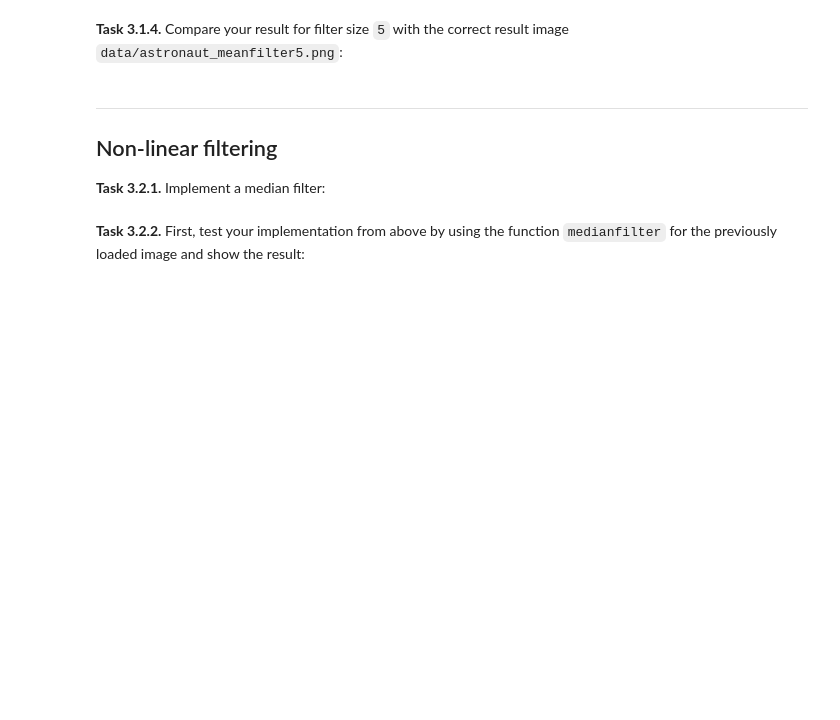
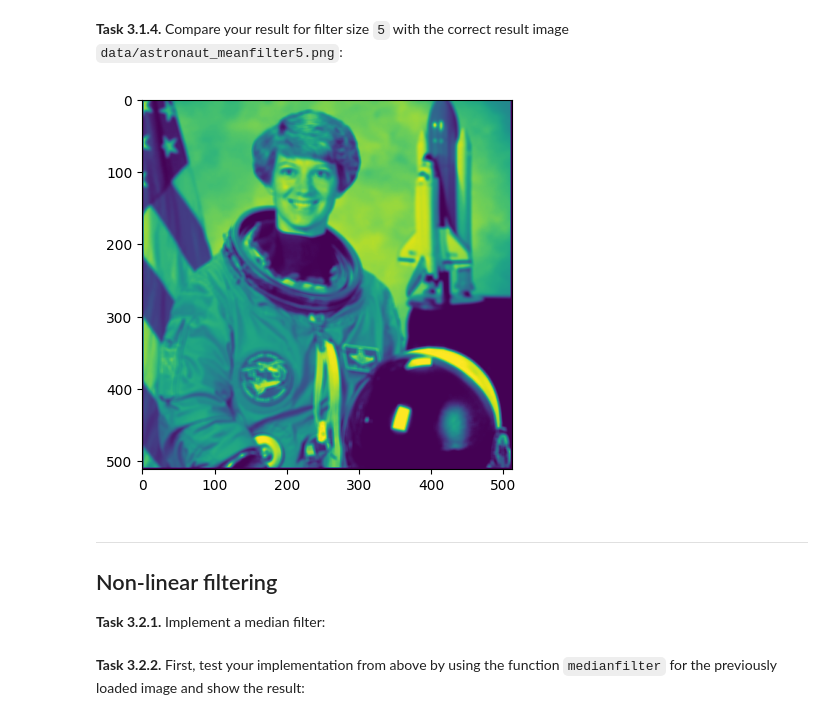
Before and after one commit to Ellolll/mobi-fs3-python, a Jupyter notebook: task3.ipynb, the cells around one changed output. Drawn from its saved outputs; the diff is of its cells as text; code cells hidden in the pictures; blank space fills up the shorter version.

```diff
--- a/task3.ipynb
+++ b/task3.ipynb
@@ -64,14 +66,14 @@ SyntaxError: invalid syntax (4025197546.py, line 2)
 # %% [markdown]
 **<a id="#">Task 3.1.4.</a>** Compare your result for filter size `5` with the correct result image `data/astronaut_meanfilter5.png`:
 # %%
+img2 = plt.imread("data/astronaut_meanfilter5.png")
+plt.imshow(img2)
+
 img1 = meanfilter(img, 5)
-plt.imshow(img_m, "gray")
-plt.colorbar()
-
-img2 = imread(image data/astronaut_meanfilter5.png)
-
 
 assert numpy.allclose(img1, img2, atol=1/255)
+# %% [output]
+[figure, added]
 # %% [markdown]
 ---
 
```
Also changed, not shown: parts of 4 cells of this notebook.
